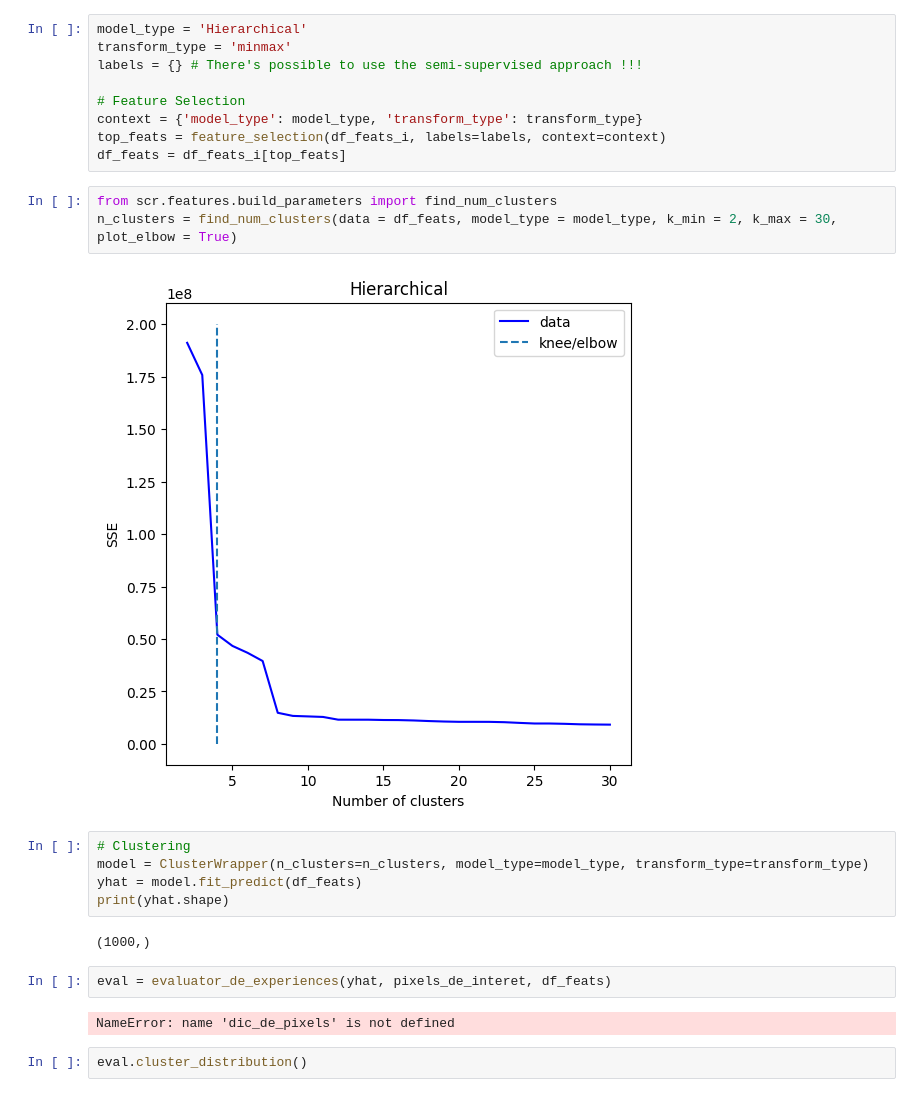
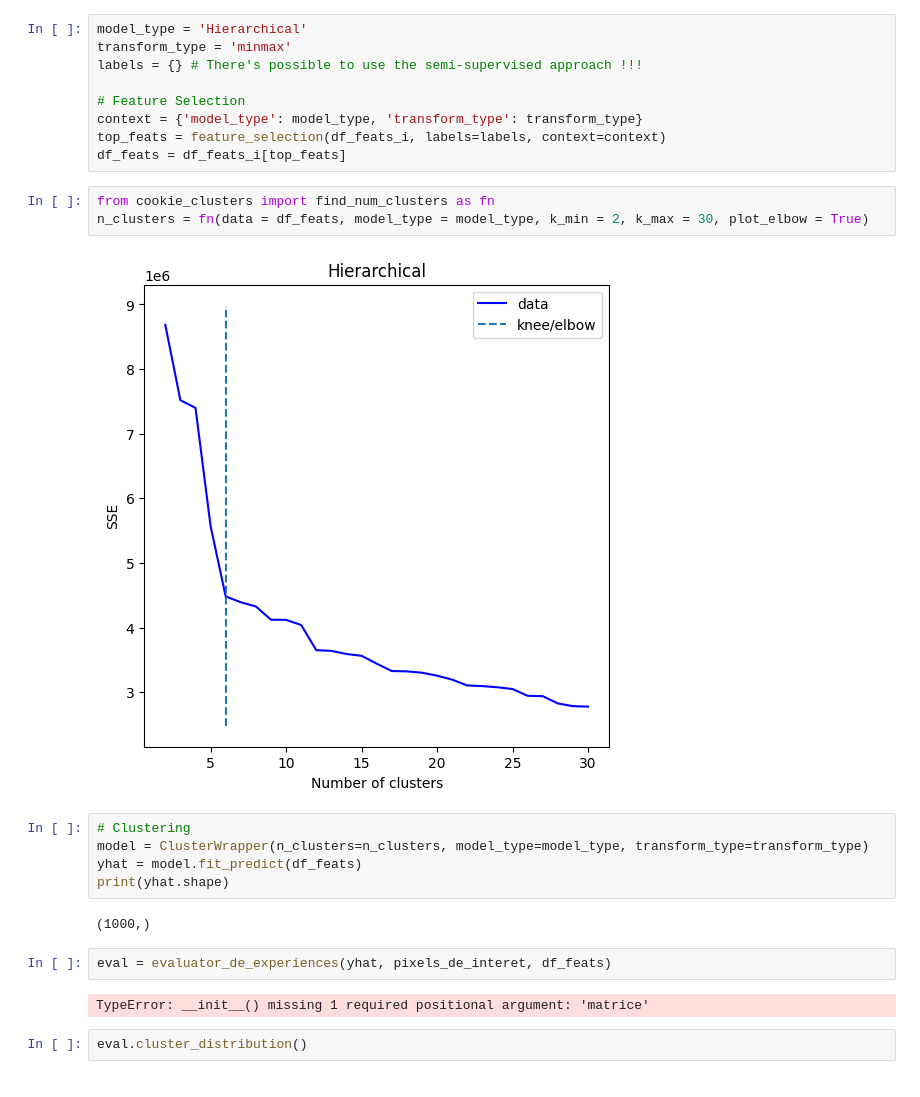
Before and after one commit to Projet-fil-rouge-IODAA/FilRouge_territoires, a Jupyter notebook: notebooks/16.0-ja-just-time2feat.ipynb, the cells around one changed output. Saved outputs shown, nothing was run; the diff lists cells and outputs as text.

```diff
--- a/notebooks/16.0-ja-just-time2feat.ipynb
+++ b/notebooks/16.0-ja-just-time2feat.ipynb
@@ -59,10 +63,10 @@ context = {'model_type': model_type, 'transform_type': transform_type}
 top_feats = feature_selection(df_feats_i, labels=labels, context=context)
 df_feats = df_feats_i[top_feats]
 # %%
-from scr.features.build_parameters import find_num_clusters
-n_clusters = find_num_clusters(data = df_feats, model_type = model_type, k_min = 2, k_max = 30, plot_elbow = True)
+from cookie_clusters import find_num_clusters as fn
+n_clusters = fn(data = df_feats, model_type = model_type, k_min = 2, k_max = 30, plot_elbow = True)
 # %% [output]
-[figure, old version]
+[figure, new version]
 # %%
 # Clustering
 model = ClusterWrapper(n_clusters=n_clusters, model_type=model_type, transform_type=transform_type)
@@ -73,7 +77,7 @@ print(yhat.shape)
 # %%
 eval = evaluator_de_experiences(yhat, pixels_de_interet, df_feats)
 # %% [output]
-NameError: name 'dic_de_pixels' is not defined
+TypeError: __init__() missing 1 required positional argument: 'matrice'
 # %%
 eval.cluster_distribution()
 # %% [output]
```
Also changed, not shown: parts of 3 cells of this notebook, 8 other files.
